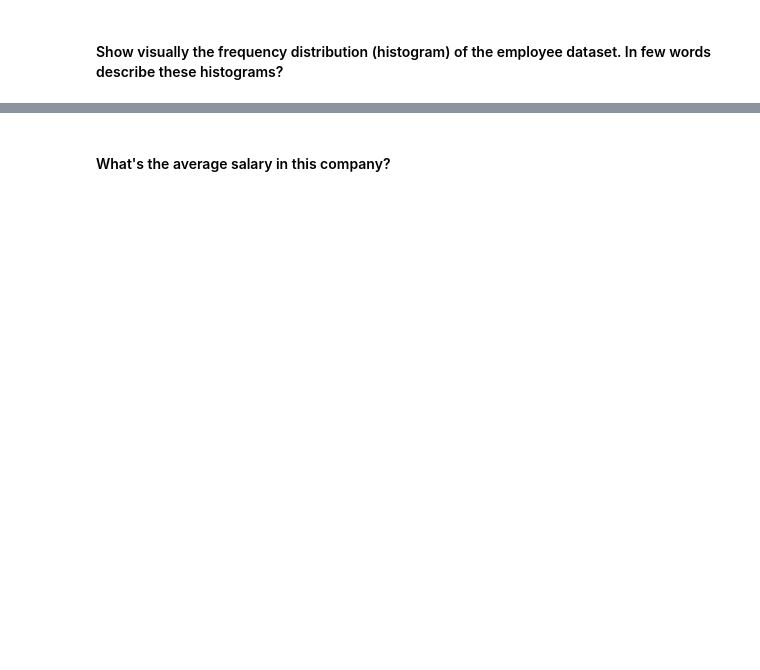
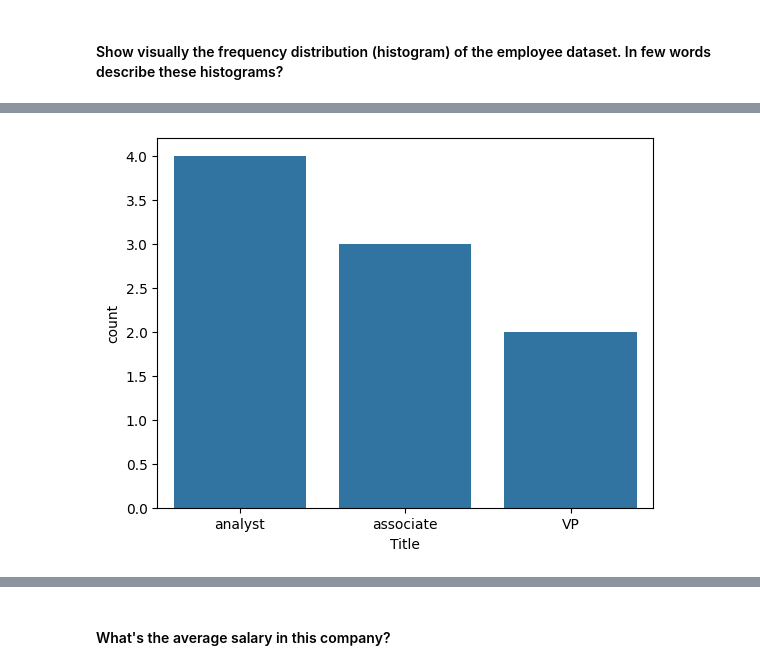
Before and after one commit to Ironhack-Data-Madrid-Octubre-2023/5.1-lab_subsetting_and_descriptive_stats, a Jupyter notebook: your-code/main.ipynb, the cells around one changed output, grey strips where cells are left out. Drawn from its saved outputs; the diff is of its cells as text; code cells hidden in the pictures; blank space fills up the shorter version.

```diff
--- a/your-code/main.ipynb
+++ b/your-code/main.ipynb
@@ -128,0 +163,4 @@ pd.pivot_table(temp, values='Temperature', index='State', aggfunc={'Temperature'
+# %%
+sns.countplot(x=employee.Title);
+# %% [output]
+[figure, added]
```
Also changed, not shown: parts of 34 cells of this notebook.
